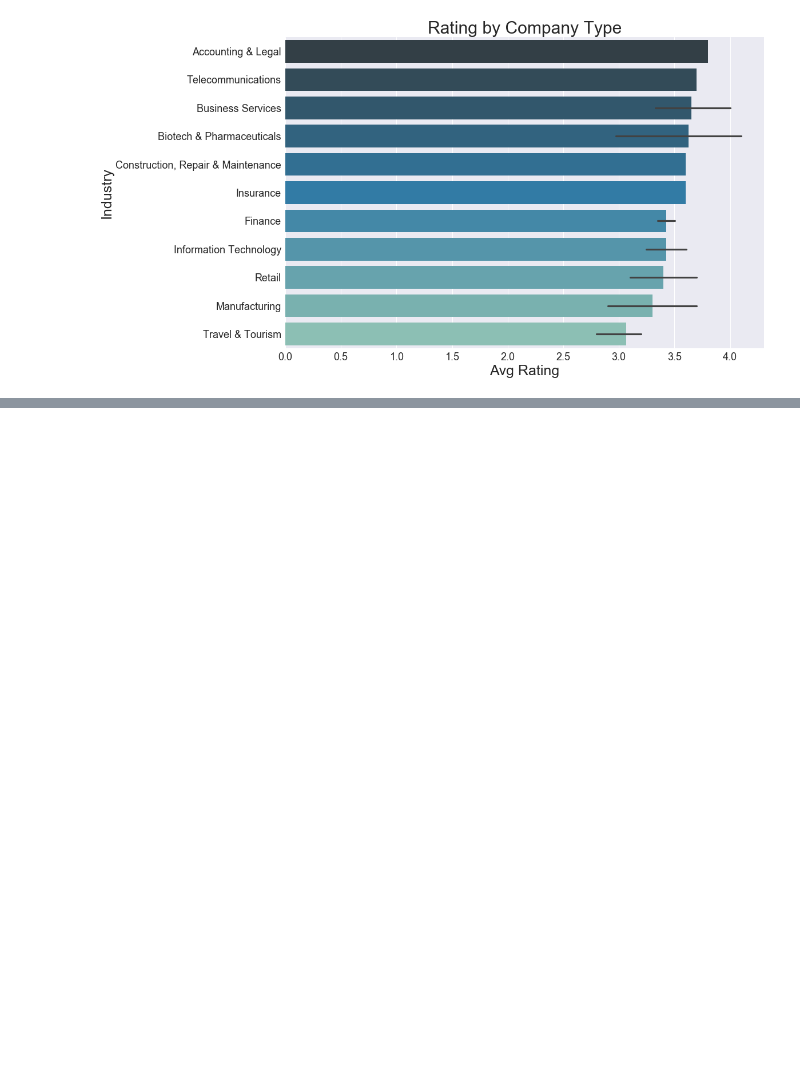
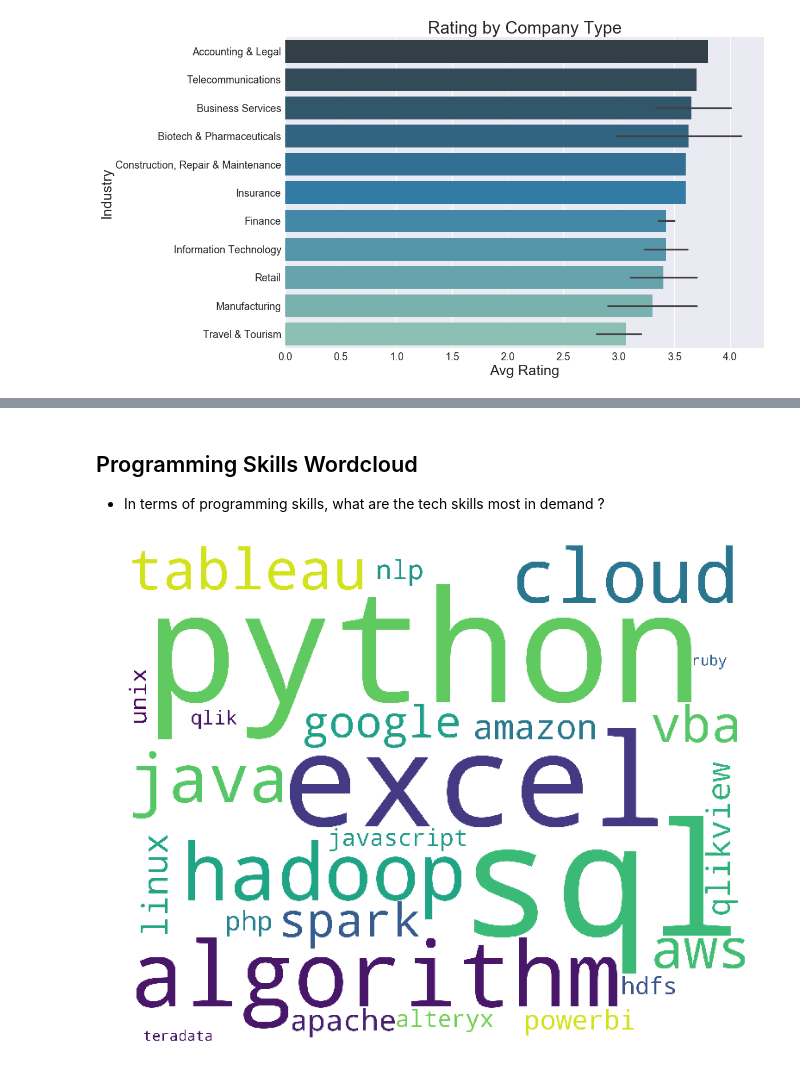
Before and after one commit to jasonchanhku/DataScienceDemand, a Jupyter notebook: Data Science Demand in Hong Kong.ipynb, the cells around one changed output, grey strips where cells are left out. Saved outputs shown, nothing was run; the diff lists cells and outputs as text; code cells hidden in the pictures; blank space fills up the shorter version.

```diff
--- a/Data Science Demand in Hong Kong.ipynb
+++ b/Data Science Demand in Hong Kong.ipynb
@@ -336,0 +408,22 @@ sns.plt.show()
+# %% [markdown]
+## Programming Skills Wordcloud
+* In terms of programming skills, what are the tech skills most in demand ?
+# %%
+tech_skills = ['python', 'java', 'hadoop','hdfs', 'spark', 'sql', 'alteryx', 'tableau', 'qlik','qlikview', 'qliksense', 'linux', 'unix',
+               'javascript', 'php', 'ruby', 'apache', 'powerbi', 'teradata', 'excel', 'vba', 'nlp', 'aws', 'amazon',
+              'cloud', 'google', 'haskell', 'algorithm']
+# %%
+all_dict = dict(all_words)
+tech_dict = dict((k, all_dict[k]) for k in tech_skills if k in all_dict)
+tech_cloud = Counter(tech_dict)
+# %%
+# cloud for tech words
+wordcloud = WordCloud(background_color='white', width=2500, height=2000)
+wordcloud.fit_words(tech_cloud)
+
+fig=plt.figure(figsize=(13, 13))   # Prepare a plot 5x3 inches
+plt.imshow(wordcloud)
+plt.axis("off")
+plt.show()
+# %% [output]
+[figure, added]
```
Also changed, not shown: parts of 13 cells of this notebook.
